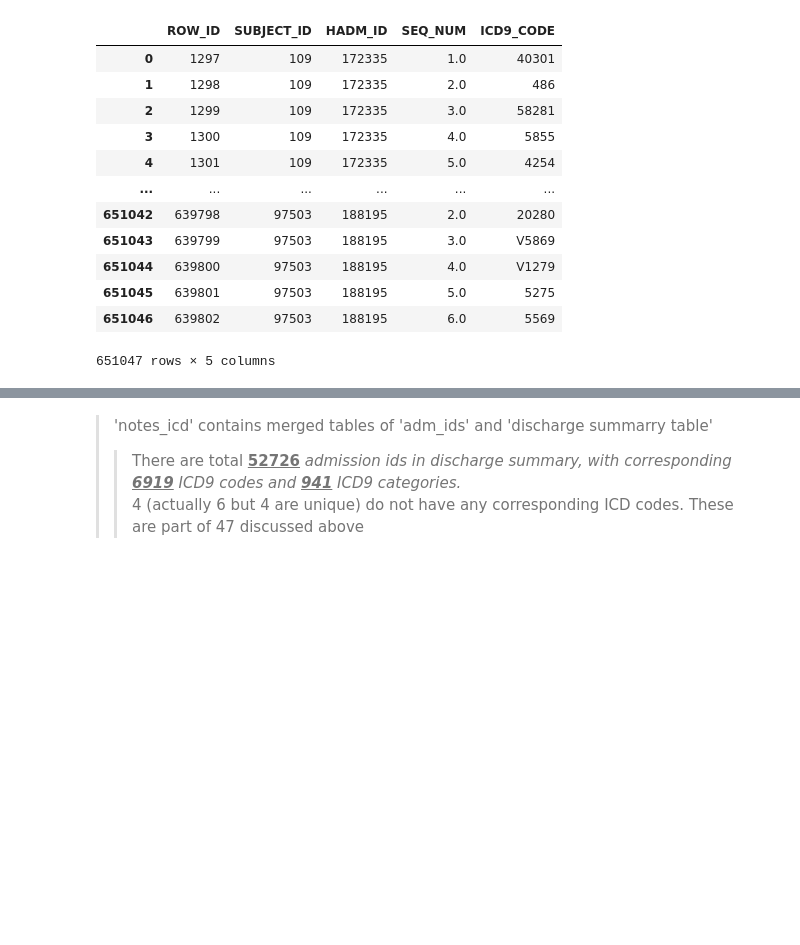
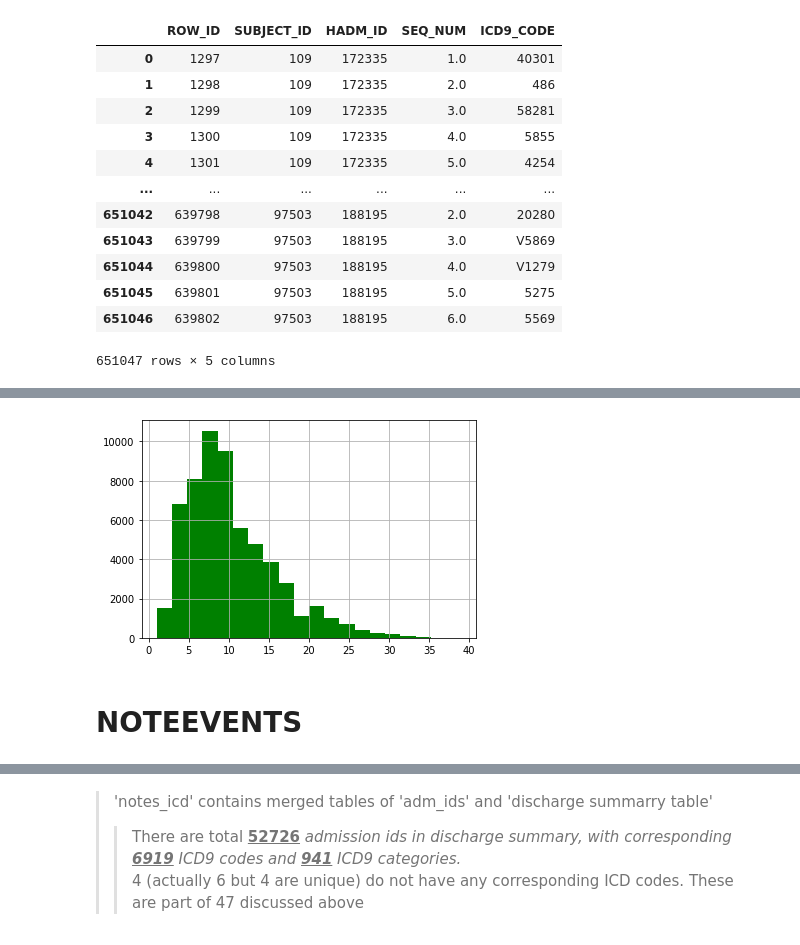
Before and after one commit to samantamrityunjay/Automatic-assignment-of-ICD10-codes, a Jupyter notebook: DataAnalysis.ipynb, the cells around one changed output, grey strips where cells are left out. Saved outputs shown, nothing was run; the diff lists cells and outputs as text; code cells hidden in the pictures; blank space fills up the shorter version.

```diff
--- a/DataAnalysis.ipynb
+++ b/DataAnalysis.ipynb
@@ -97,0 +272,8 @@ dtype: int64
+# %%
+# frequency distribution of number of ICD categories for each admids
+plt.hist(allmimic_groupbyHADMID.ICD9_CATEGORY.apply(lambda x:len(x)),bins=20,color='g')
+plt.grid(True)
+# %% [output]
+[figure, added]
+# %% [markdown]
+# NOTEEVENTS
```
Also changed, not shown: parts of 124 cells of this notebook.
